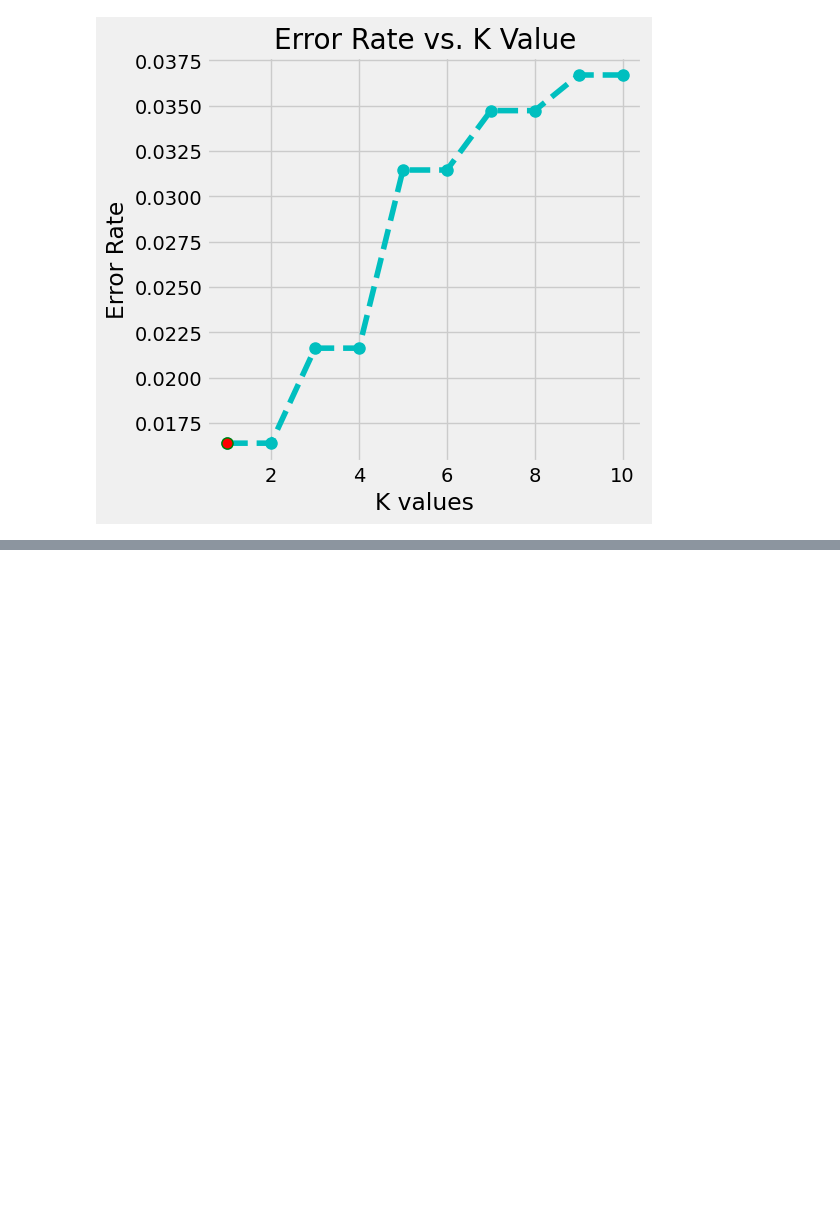
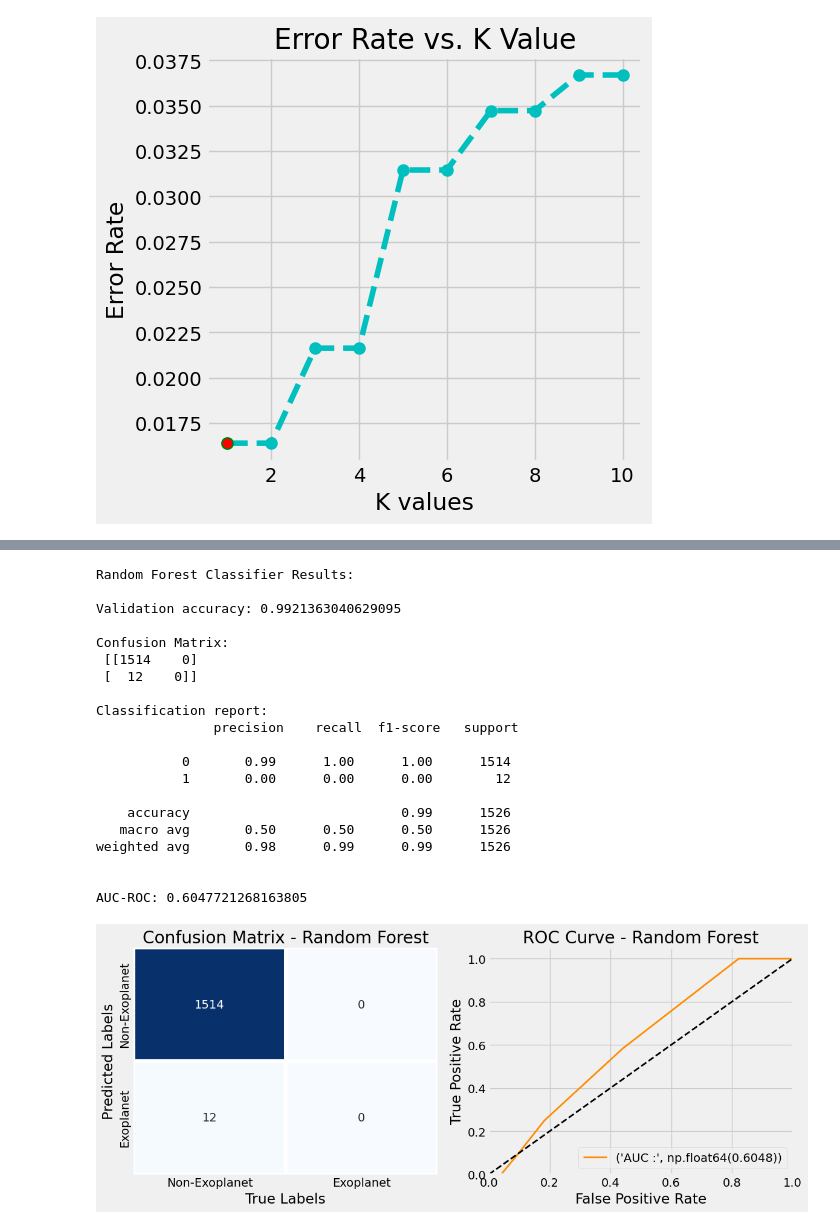
Before and after one commit to Meowmixforme/Kaggle_Machine_Learning_Projects, a Jupyter notebook: Project 3 Exoplanet Hunting Using Machine Learning/Exo.ipynb, the cells around one changed output, grey strips where cells are left out. Cells and saved outputs as stored; diff of their text form; code cells hidden in the pictures; blank space fills up the shorter version.

```diff
--- a/Project 3 Exoplanet Hunting Using Machine Learning/Exo.ipynb
+++ b/Project 3 Exoplanet Hunting Using Machine Learning/Exo.ipynb
@@ -244,0 +249,79 @@ plt.show()
+# %%
+# Train a Random Forest Classifier
+from sklearn.ensemble import RandomForestClassifier
+
+# Initialize the Random Forest classifier
+# You can tune hyperparameters like n_estimators, max_depth, min_samples_split, etc.
+# Setting class_weight='balanced' can help address imbalance within the Random Forest itself
+rf_classifier = RandomForestClassifier(n_estimators=100, random_state=42, class_weight='balanced')
+
+# Fit the model on the scaled training data
+rf_classifier.fit(x_train_sc, y_train)
+
+# Make predictions on the scaled test data
+y_pred = rf_classifier.predict(x_test_sc)
+
+# Evaluate the model
+from sklearn.metrics import confusion_matrix, accuracy_score, classification_report, roc_curve, auc
+
+print("Random Forest Classifier Results:")
+print("\nValidation accuracy:", accuracy_score(y_test, y_pred))
+print("\nConfusion Matrix:\n", confusion_matrix(y_test, y_pred))
+print("\nClassification report:\n", classification_report(y_test, y_pred))
+
+# Calculate and print AUC-ROC
+# Random Forest provides probabilities
+predicting_probabilities = rf_classifier.predict_proba(x_test_sc)[:, 1]
+fpr, tpr, thresholds = roc_curve(y_test, predicting_probabilities)
+auc_roc = auc(fpr, tpr)
+print("\nAUC-ROC:", auc_roc)
+
+# Optional: Plot Confusion Matrix and ROC Curve
+import matplotlib.pyplot as plt
+import seaborn as sns
+
+plt.figure(figsize=(12, 5))
+
+# Plot Confusion Matrix
+plt.subplot(1, 2, 1)
+sns.heatmap(confusion_matrix(y_test, y_pred), annot=True, cmap="Blues", fmt="d", linewidths=3, cbar=False,
+            xticklabels=['Non-Exoplanet', 'Exoplanet'], yticklabels=['Non-Exoplanet', 'Exoplanet'])
+plt.xlabel("True Labels")
+plt.ylabel("Predicted Labels")
+plt.title("Confusion Matrix - Random Forest")
+
+# Plot ROC Curve
+plt.subplot(1, 2, 2)
+plt.plot(fpr, tpr, label=("AUC :", round(auc_roc, 4)), color="darkorange", lw=2)
+plt.plot([0, 1], [0, 1], "k--", lw=2)
+plt.xlim([0.0, 1.0])
+plt.ylim([0.0, 1.05])
+plt.xlabel('False Positive Rate')
+plt.ylabel('True Positive Rate')
+plt.title('ROC Curve - Random Forest')
+plt.legend(loc="lower right")
+
+plt.tight_layout()
+plt.show()
+# %% [output]
+Random Forest Classifier Results:
+
+Validation accuracy: 0.9921363040629095
+
+Confusion Matrix:
+ [[1514    0]
+ [  12    0]]
+
+Classification report:
+               precision    recall  f1-score   support
+
+           0       0.99      1.00      1.00      1514
+           1       0.00      0.00      0.00        12
+
+    accuracy                           0.99      1526
+   macro avg       0.50      0.50      0.50      1526
+weighted avg       0.98      0.99      0.99      1526
+
+
+AUC-ROC: 0.6047721268163805
+[figure, added]
```
Also changed, not shown: parts of 3 cells of this notebook.
